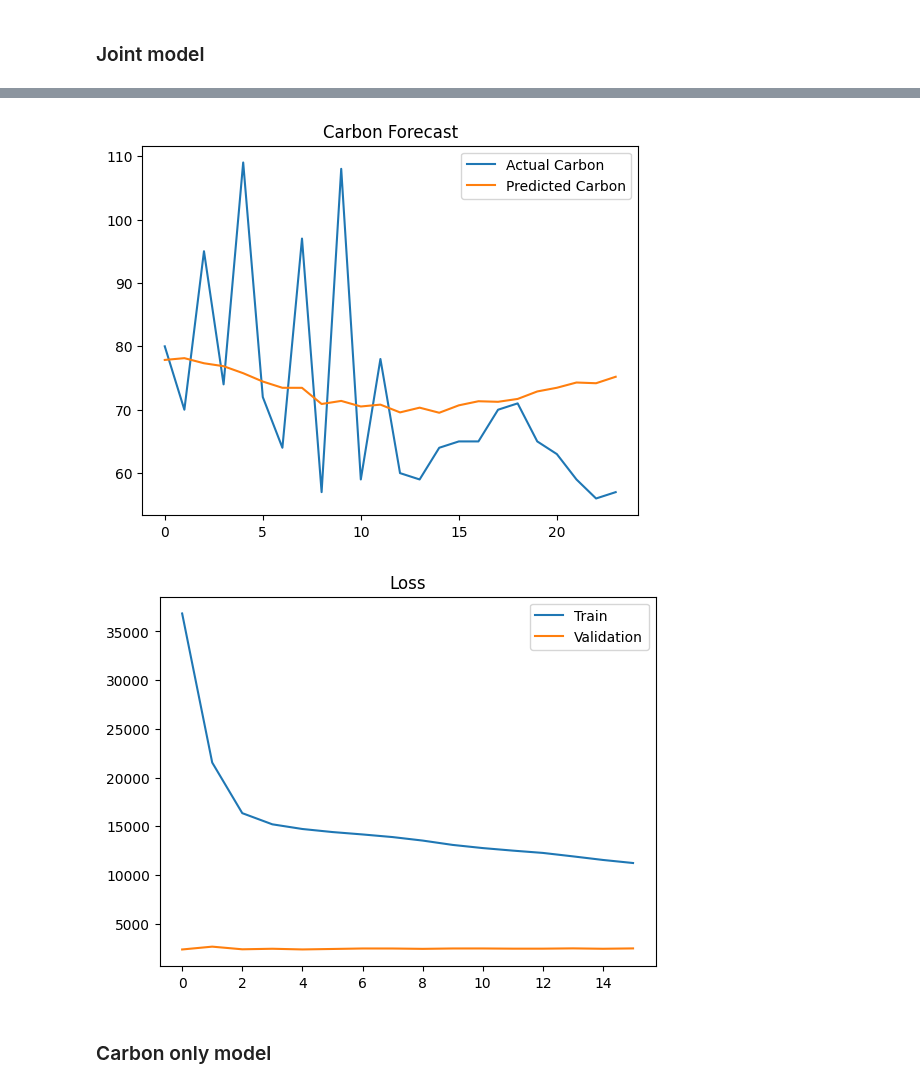
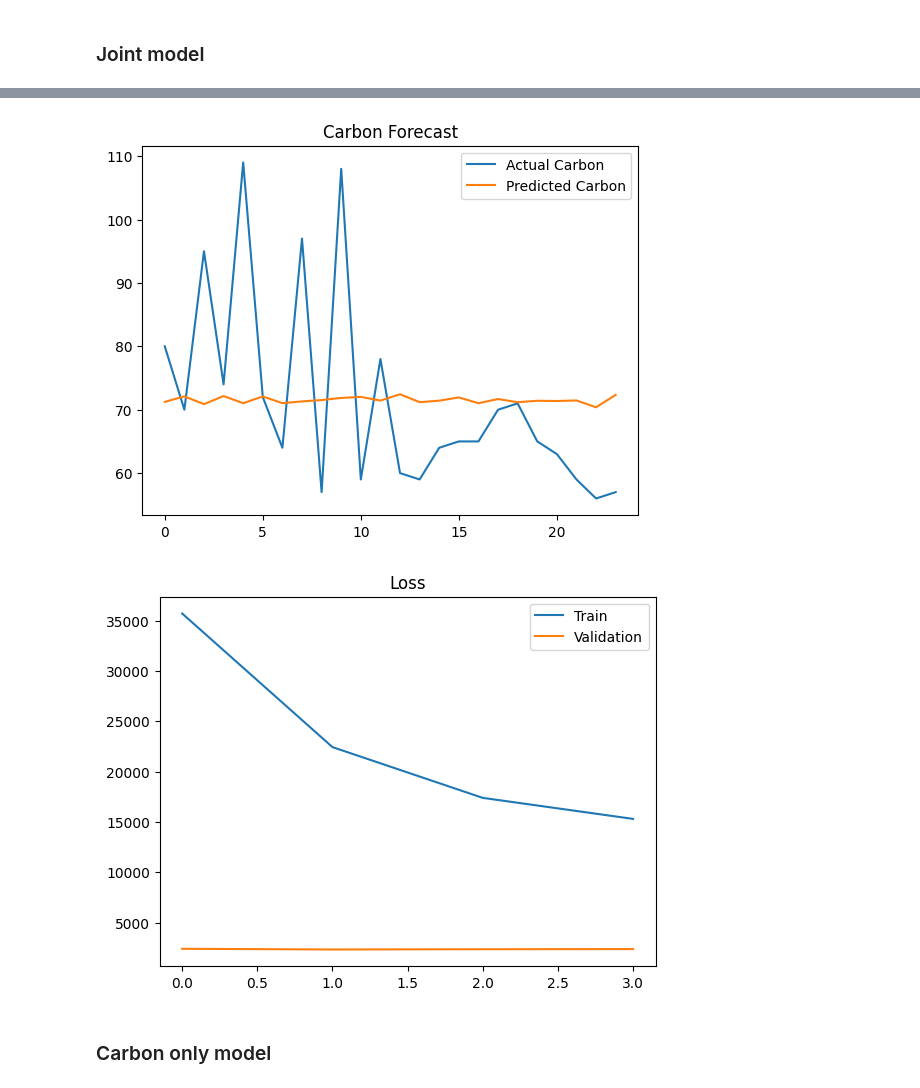
Before and after one commit to JonasDennisHansen/Advanced_business_analytics, a Jupyter notebook: LSTM_ludvig.ipynb, the cells around one changed output, grey strips where cells are left out. Cells and saved outputs as stored; diff of their text form; code cells hidden in the pictures.

```diff
--- a/LSTM_ludvig.ipynb
+++ b/LSTM_ludvig.ipynb
@@ -329,7 +359,7 @@ model, train_losses, val_losses, best_val = train_model(
     nn.L1Loss(),
     torch.optim.Adam(model.parameters(), lr=0.001),
     EPOCHS,
-    patience=15
+    patience=2
 )
 
 preds, actuals = get_predictions(model, test_loader)
@@ -358,5 +380,5 @@ Carbon MAE: 46.23
-[figure, old version]
+[figure, new version]
-[figure, old version]
+[figure, new version]
 # %% [markdown]
 ### Carbon only model
 # %%
```
Also changed, not shown: parts of 6 cells of this notebook, 3 other files.
